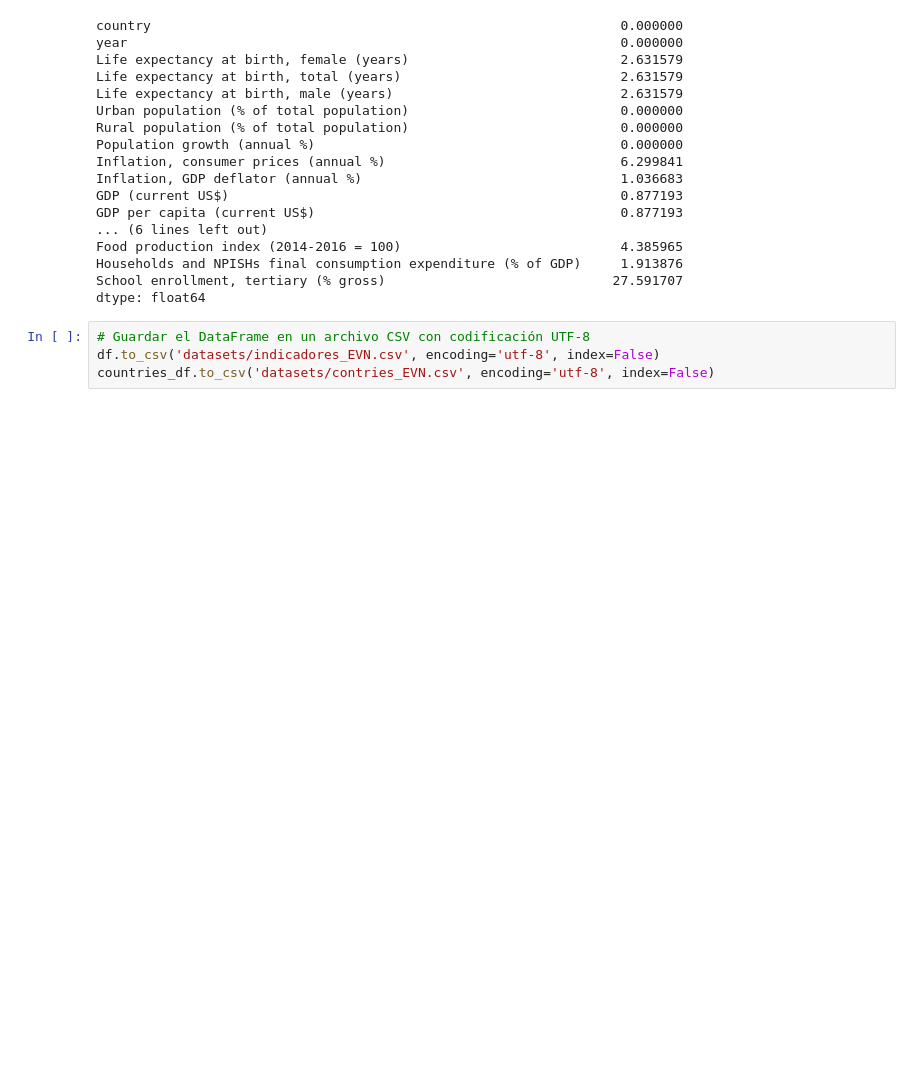
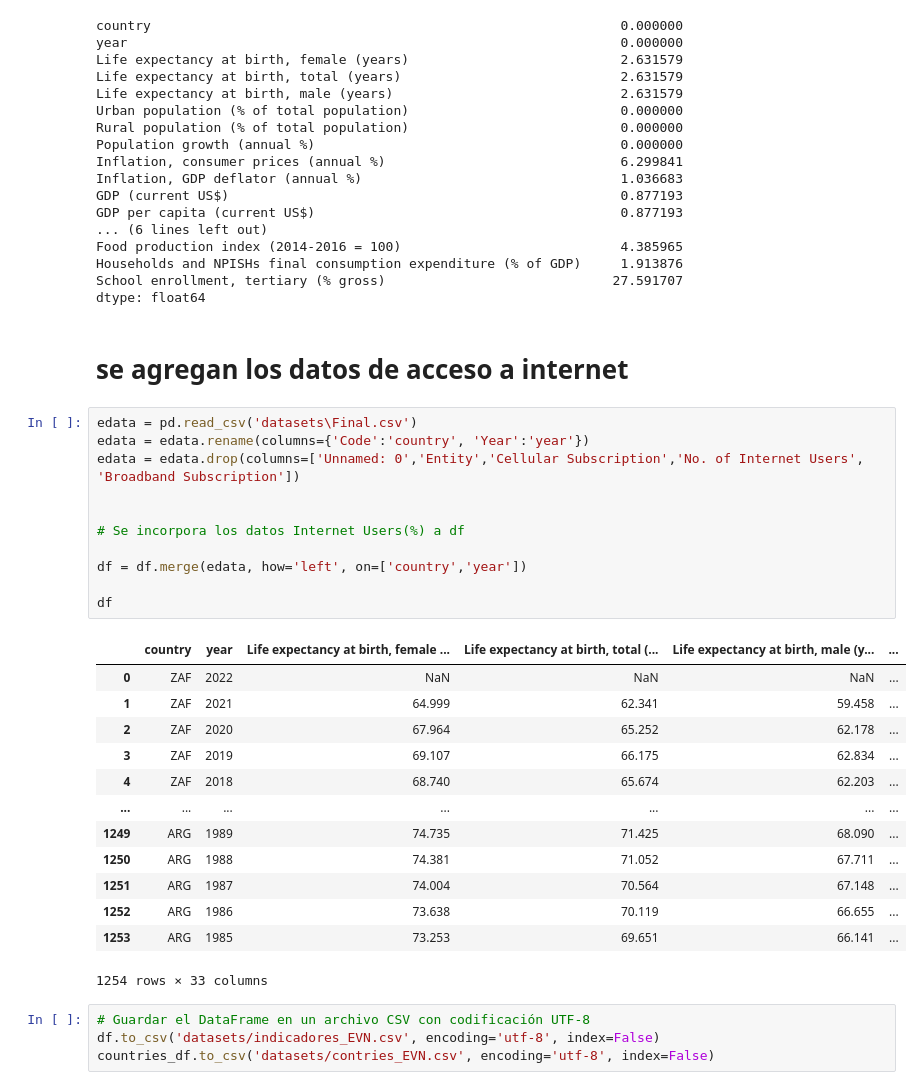
Before and after one commit to Lilsup99/indice_esperanza_vida, a Jupyter notebook: Proceso ETL/notebooks/ETL_Calidad_del_Dato.ipynb, the cells around one changed output. Cells and saved outputs as stored; diff of their text form; blank space fills up the shorter version.

```diff
--- a/Proceso ETL/notebooks/ETL_Calidad_del_Dato.ipynb
+++ b/Proceso ETL/notebooks/ETL_Calidad_del_Dato.ipynb
@@ -690,6 +690,33 @@ Food production index (2014-2016 = 100)                            4.385965
 Households and NPISHs final consumption expenditure (% of GDP)     1.913876
 School enrollment, tertiary (% gross)                             27.591707
 dtype: float64
+# %% [markdown]
+# se agregan los datos de acceso a internet
+# %%
+edata = pd.read_csv('datasets\Final.csv')
+edata = edata.rename(columns={'Code':'country', 'Year':'year'})
+edata = edata.drop(columns=['Unnamed: 0','Entity','Cellular Subscription','No. of Internet Users', 'Broadband Subscription'])
+
+
+# Se incorpora los datos Internet Users(%) a df
+
+df = df.merge(edata, how='left', on=['country','year'])
+
+df
+# %% [output]
+|  | country | year | Life expectancy at birth, female ... | Life expectancy at birth, total (... | Life expectancy at birth, male (y... | ... |
+| 0 | ZAF | 2022 | NaN | NaN | NaN | ... |
+| 1 | ZAF | 2021 | 64.999 | 62.341 | 59.458 | ... |
+| 2 | ZAF | 2020 | 67.964 | 65.252 | 62.178 | ... |
+| 3 | ZAF | 2019 | 69.107 | 66.175 | 62.834 | ... |
+| 4 | ZAF | 2018 | 68.740 | 65.674 | 62.203 | ... |
+| ... | ... | ... | ... | ... | ... | ... |
+| 1249 | ARG | 1989 | 74.735 | 71.425 | 68.090 | ... |
+| 1250 | ARG | 1988 | 74.381 | 71.052 | 67.711 | ... |
+| 1251 | ARG | 1987 | 74.004 | 70.564 | 67.148 | ... |
+| 1252 | ARG | 1986 | 73.638 | 70.119 | 66.655 | ... |
+| 1253 | ARG | 1985 | 73.253 | 69.651 | 66.141 | ... |
+1254 rows × 33 columns
 # %%
 # Guardar el DataFrame en un archivo CSV con codificación UTF-8
 df.to_csv('datasets/indicadores_EVN.csv', encoding='utf-8', index=False)
```
Also changed, not shown: 4 other files.
